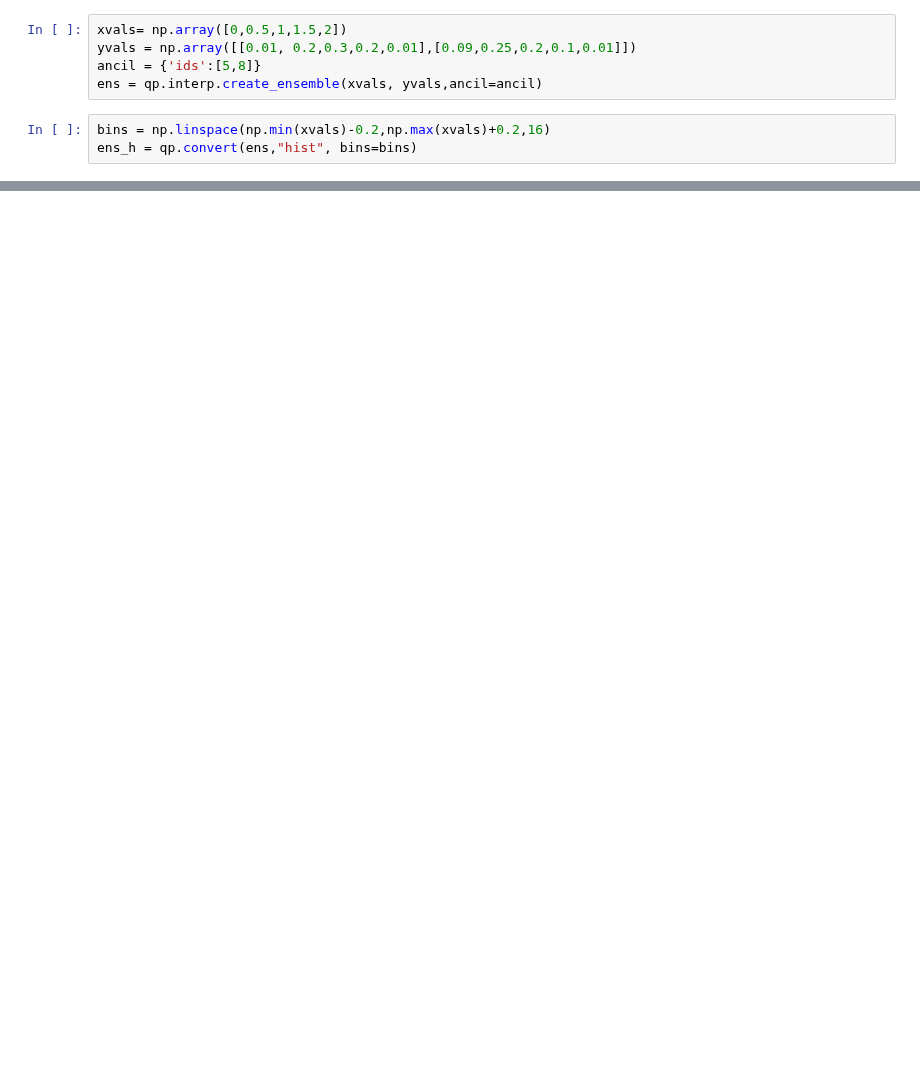
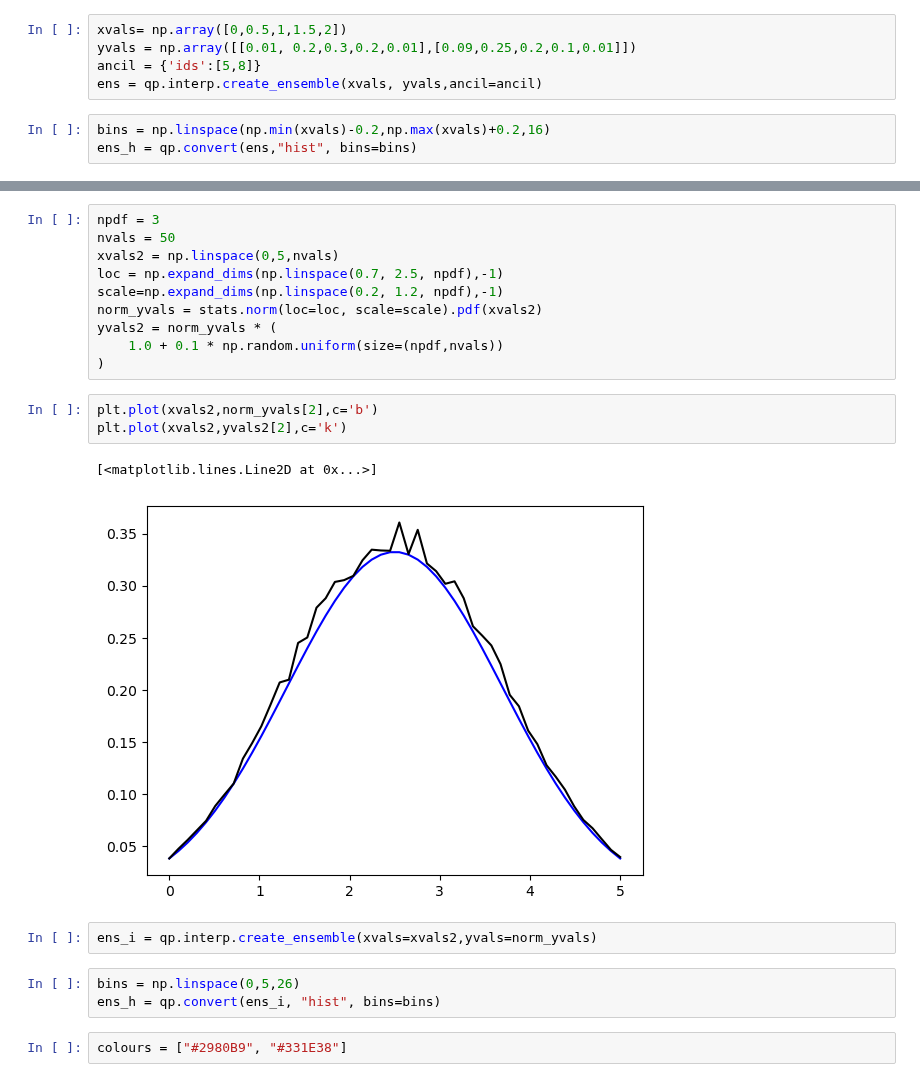
Before and after one commit to LSSTDESC/qp, a Jupyter notebook: docs/nb/docs_plots.ipynb, the cells around one changed output, grey strips where cells are left out. Drawn from its saved outputs; the diff is of its cells as text; blank space fills up the shorter version.

```diff
--- a/docs/nb/docs_plots.ipynb
+++ b/docs/nb/docs_plots.ipynb
@@ -63,0 +58,23 @@ array([0.51652082, 1.38560459, 1.67449581, 0.77900487, 2.65621653,
+# %%
+npdf = 3
+nvals = 50
+xvals2 = np.linspace(0,5,nvals)
+loc = np.expand_dims(np.linspace(0.7, 2.5, npdf),-1)
+scale=np.expand_dims(np.linspace(0.2, 1.2, npdf),-1)
+norm_yvals = stats.norm(loc=loc, scale=scale).pdf(xvals2)
+yvals2 = norm_yvals * (
+    1.0 + 0.1 * np.random.uniform(size=(npdf,nvals))
+)
+# %%
+plt.plot(xvals2,norm_yvals[2],c='b')
+plt.plot(xvals2,yvals2[2],c='k')
+# %% [output]
+[<matplotlib.lines.Line2D at 0x...>]
+[figure, added]
+# %%
+ens_i = qp.interp.create_ensemble(xvals=xvals2,yvals=norm_yvals)
+# %%
+bins = np.linspace(0,5,26)
+ens_h = qp.convert(ens_i, "hist", bins=bins)
+# %%
+colours = ["#2980B9", "#331E38"]
```
Also changed, not shown: parts of 14 cells of this notebook, 4 other files.
